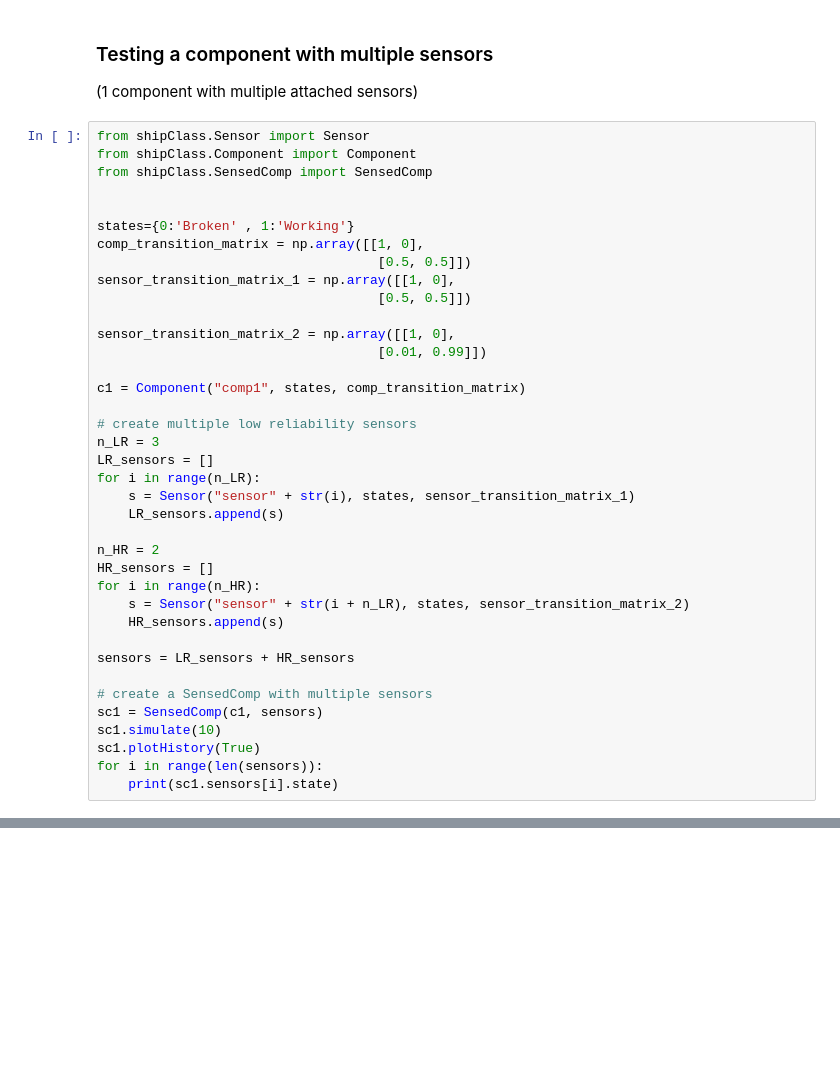
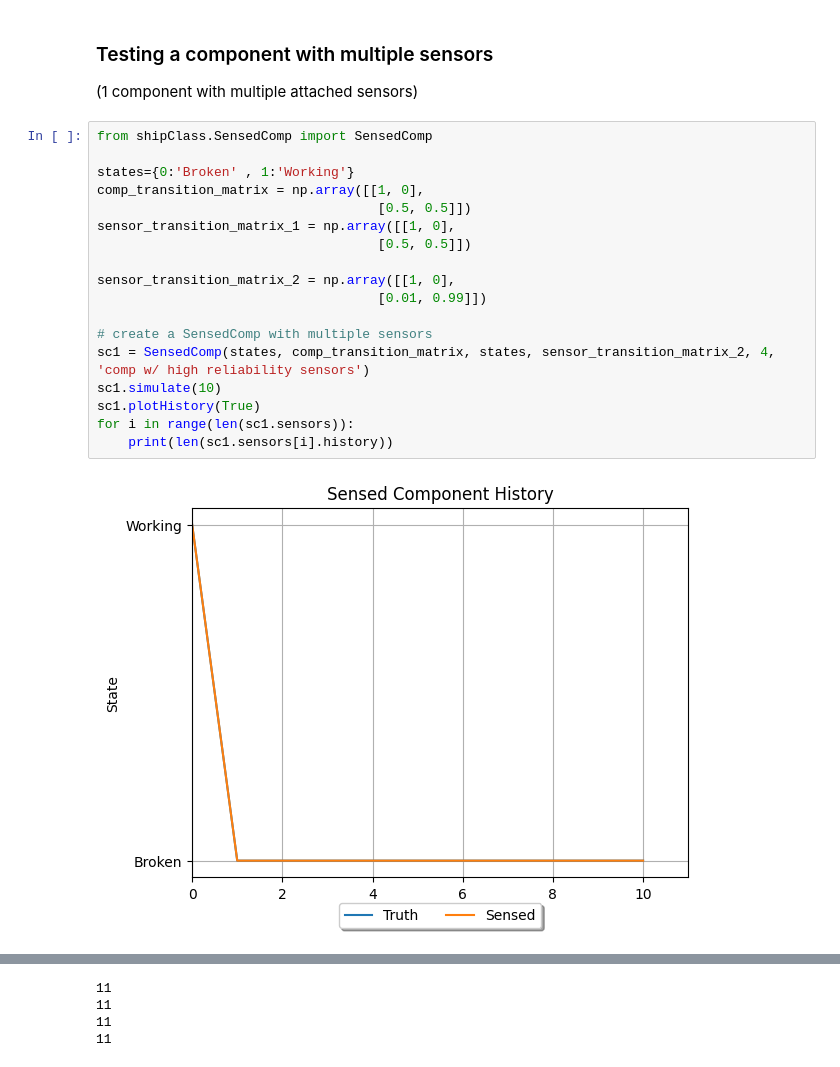
Before and after one commit to andreyaW/KISS, a Jupyter notebook: shipClassTests/sensedComp_test.ipynb, the cells around one changed output, grey strips where cells are left out. Drawn from its saved outputs; the diff is of its cells as text; blank space fills up the shorter version.

```diff
--- a/shipClassTests/sensedComp_test.ipynb
+++ b/shipClassTests/sensedComp_test.ipynb
@@ -30,40 +30,22 @@ sc1.plotHistory()
 ### Testing a component with multiple sensors
 (1 component with multiple attached sensors)
 # %%
-from shipClass.Sensor import Sensor
-from shipClass.Component import Component
 from shipClass.SensedComp import SensedComp
-
 
 states={0:'Broken' , 1:'Working'}
 comp_transition_matrix = np.array([[1, 0],
                                     [0.5, 0.5]])
 sensor_transition_matrix_1 = np.array([[1, 0],
                                     [0.5, 0.5]])
 
 sensor_transition_matrix_2 = np.array([[1, 0],
                                     [0.01, 0.99]])
 
-c1 = Component("comp1", states, comp_transition_matrix)
-
-# create multiple low reliability sensors
-n_LR = 3
-LR_sensors = []
-for i in range(n_LR):
-    s = Sensor("sensor" + str(i), states, sensor_transition_matrix_1)
-    LR_sensors.append(s)
-
-n_HR = 2
-HR_sensors = []
-for i in range(n_HR):
-    s = Sensor("sensor" + str(i + n_LR), states, sensor_transition_matrix_2)
-    HR_sensors.append(s)
-
-sensors = LR_sensors + HR_sensors
-
 # create a SensedComp with multiple sensors
-sc1 = SensedComp(c1, sensors)
+sc1 = SensedComp(states, comp_transition_matrix, states, sensor_transition_matrix_2, 4, 'comp w/ high reliability sensors')
 sc1.simulate(10)
 sc1.plotHistory(True)
-for i in range(len(sensors)):
-    print(sc1.sensors[i].state)
+for i in range(len(sc1.sensors)):
+    print(len(sc1.sensors[i].history))
+# %% [output]
+[figure, added]
@@ -70 +53,5 @@ for i in range(len(sensors)):
+11
+11
+11
+11
 # %%
```
Also changed, not shown: parts of 4 cells of this notebook, 2 other files.
